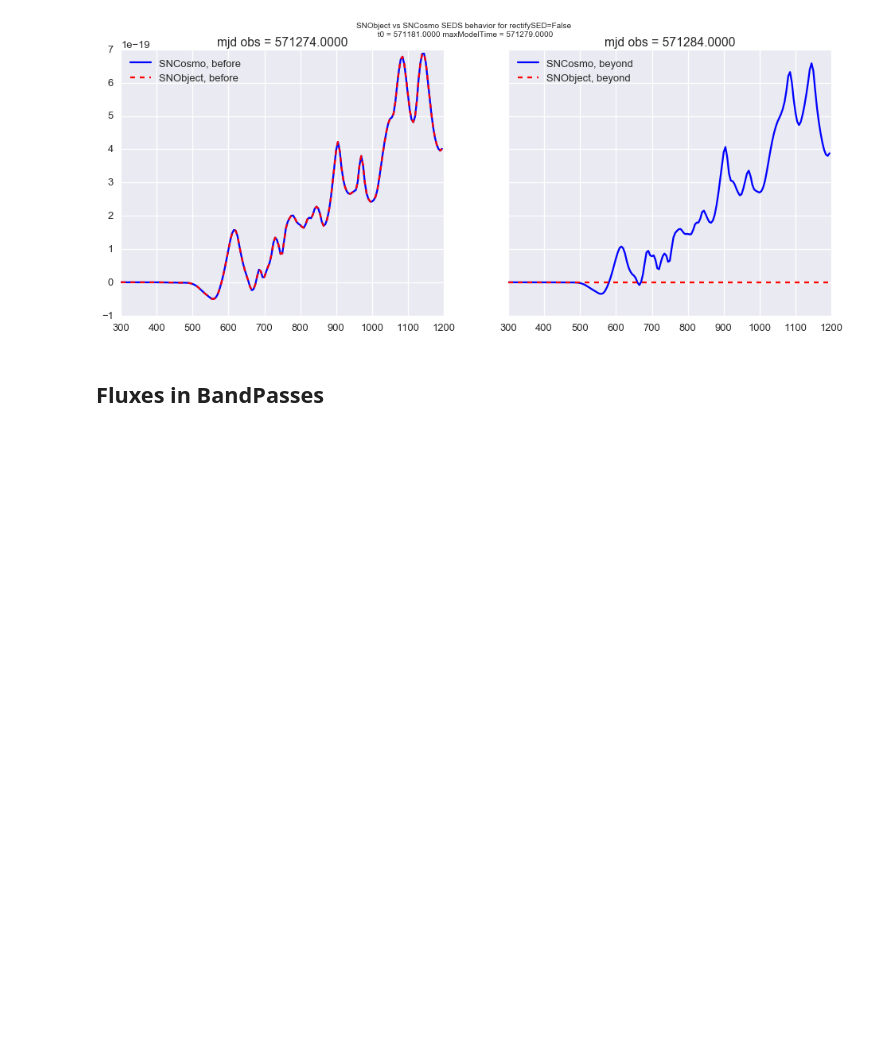
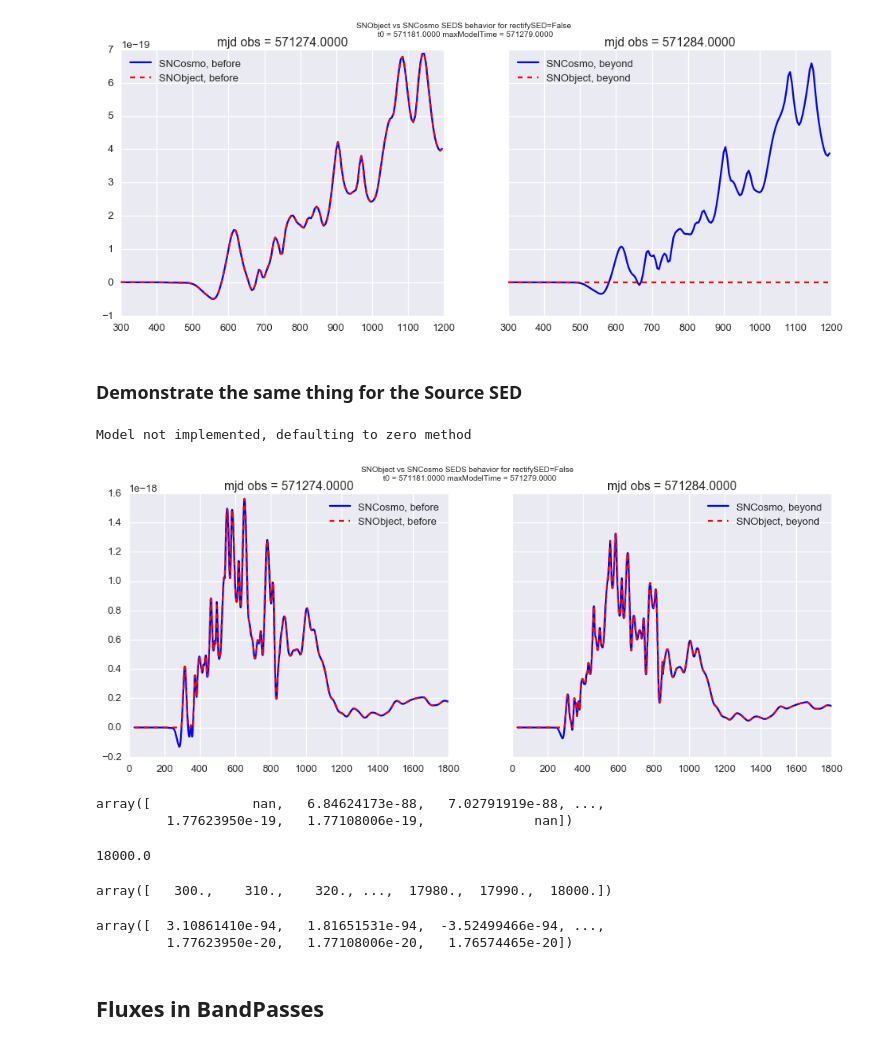
Before and after one commit to lsst-sims/legacy_sims_catUtils, a Jupyter notebook: examples/SNObject_example.ipynb, the cells around one changed output. Drawn from its saved outputs; the diff is of its cells as text; code cells hidden in the pictures; blank space fills up the shorter version.

Commit message:
Fixed up rectification in snObject.py sourceSed 	modified:   examples/SNObject_example.ipynb 	modified:   python/lsst/sims/catUtils/supernovae/snObject.py

```diff
--- a/examples/SNObject_example.ipynb
+++ b/examples/SNObject_example.ipynb
@@ -346,6 +339,49 @@ SN.modelOutSideRange = 'zero'
 # %% [output]
 Model not implemented, defaulting to zero method
 [figure]
+# %% [markdown]
+### Demonstrate the same thing for the Source SED
+# %%
+fig, ax = plt.subplots(1, 2, sharey=True, **{'figsize':(16,6)})
+mjdphase= 50
+zval = sn.get('z')
+SN.rectifySED = True
+SN.modelOutSideRange = 'False'
+restwave = sn.source._wave
+restwavenm = restwave/10.
+ax[1].plot(restwavenm, sn.source.flux(wave=restwave, phase=mjdphase + 5) *10., 'b-', label='SNCosmo, beyond')
+ax[1].plot(restwavenm, SN.SNObjectSourceSED(time=mjdtime +5*(1+zval), wavelen=restwavenm).flambda, 'r--', label='SNObject, beyond')
+ax[0].plot(restwavenm, sn.source.flux(wave=restwave, phase=mjdphase -5.) * 10., 'b-', label='SNCosmo, before')
+ax[0].plot(restwavenm, SN.SNObjectSourceSED(time=mjdtime -5.*(1+zval), wavelen=restwavenm).flambda, 'r--', label='SNObject, before')
+ax[0].legend(loc='best')
+ax[1].legend(loc='best')
+ax[0].set_title('mjd obs = {0:0.4f}'.format(mjdtime - 5.))
+ax[1].set_title('mjd obs = {0:0.4f}'.format(mjdtime + 5.))
+_ = fig.suptitle('SNObject vs SNCosmo SEDS behavior for rectifySED=False \n t0 = {0:0.4f} maxModelTime = {1:0.4f}'.format(SN.get('t0'),SN.maxtime()))
+
+SN.rectifySED = True
+SN.modelOutSideRange = 'zero'
+# %% [output]
+Model not implemented, defaulting to zero method
+[figure, added]
+# %%
+SN.SNObjectSourceSED(time=mjdtime -5.*(1+zval), wavelen=restwavenm).flambda
+# %% [output]
+array([             nan,   6.84624173e-88,   7.02791919e-88, ...,
+         1.77623950e-19,   1.77108006e-19,              nan])
+# %%
+SN.source.maxwave()
+# %% [output]
+18000.0
+# %%
+restwavenm * 10
+# %% [output]
+array([   300.,    310.,    320., ...,  17980.,  17990.,  18000.])
+# %%
+SN.source.flux(phase=mjdphase -5., wave=10.*restwavenm)
+# %% [output]
+array([  3.10861410e-94,   1.81651531e-94,  -3.52499466e-94, ...,
+         1.77623950e-20,   1.77108006e-20,   1.76574465e-20])
 # %% [markdown]
 ## Fluxes in BandPasses
 # %%
```
Also changed, not shown: parts of 1 cell of this notebook, 1 other file.
